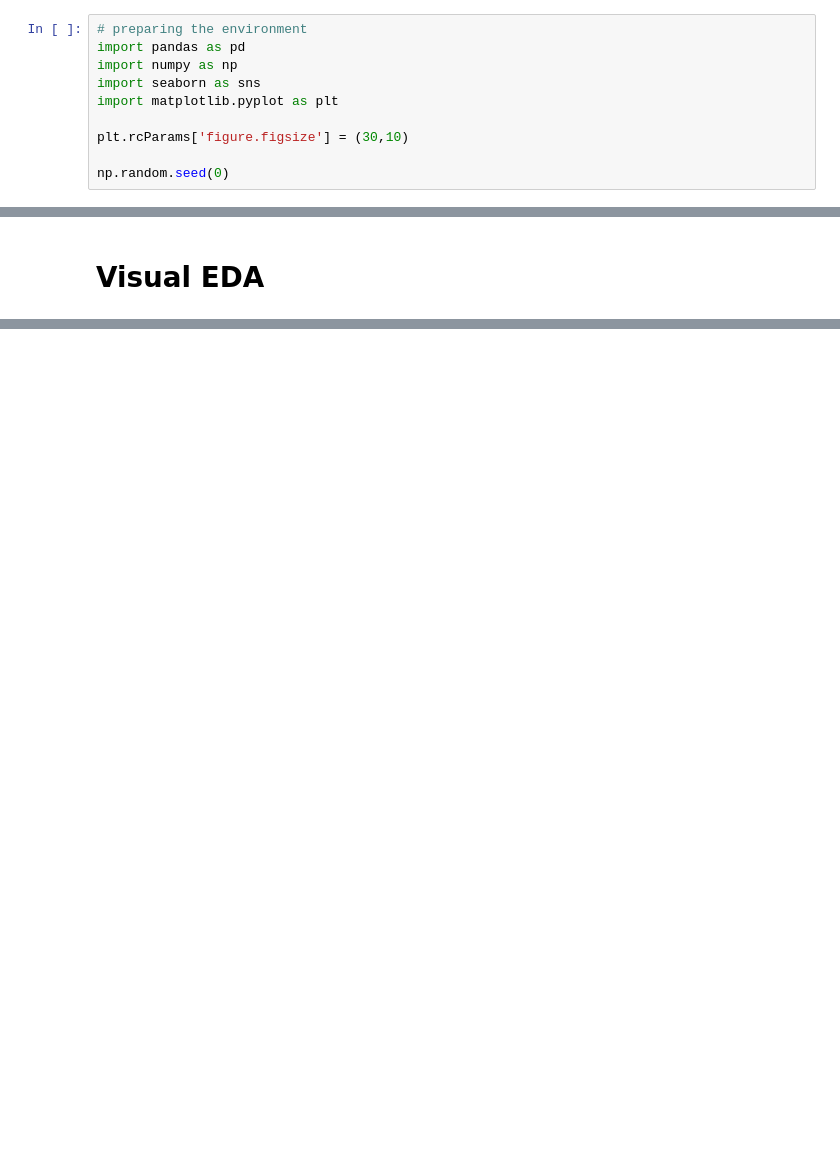
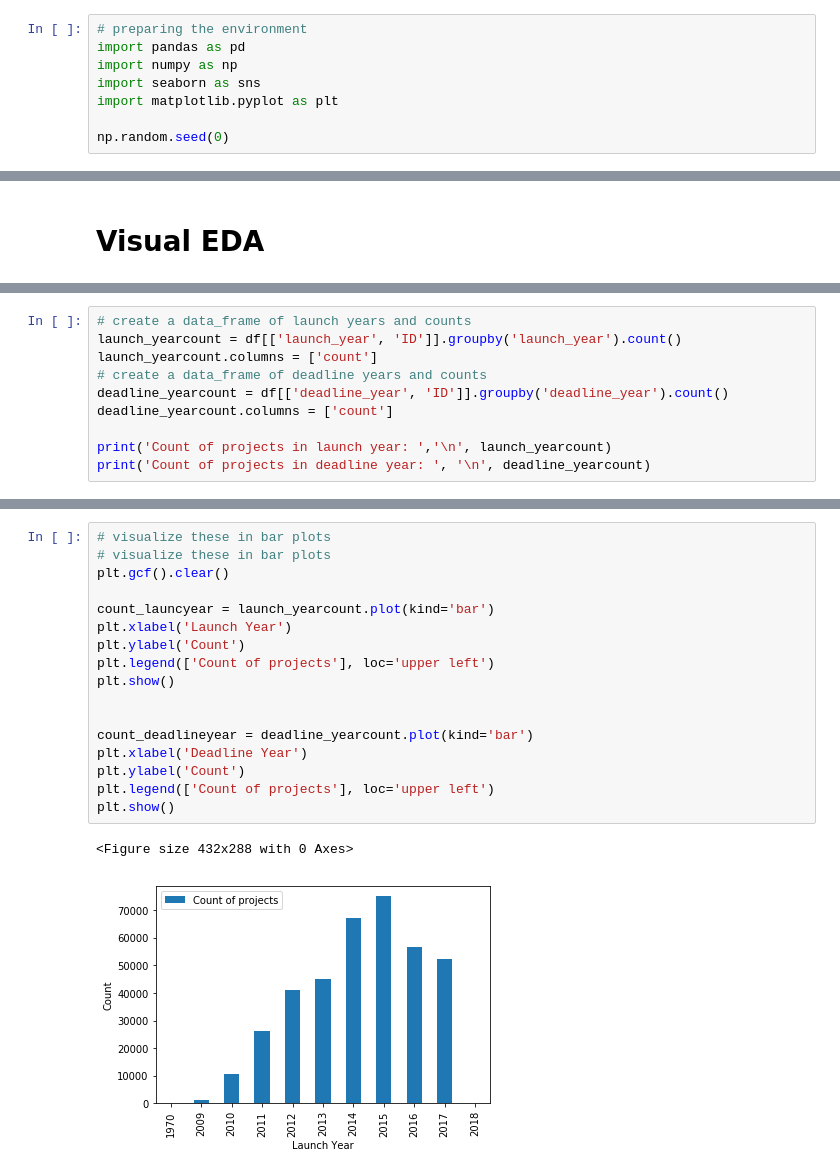
Before and after one commit to holiday007/-Springboard-Holiday_Projects, a Jupyter notebook: Springboard Project/Spring Board Capstone Project - 2. Composition EDA on 2018 Data.ipynb, the cells around one changed output, grey strips where cells are left out. Drawn from its saved outputs; the diff is of its cells as text; blank space fills up the shorter version.

```diff
--- a/Springboard Project/Spring Board Capstone Project - 2. Composition EDA on 2018 Data.ipynb
+++ b/Springboard Project/Spring Board Capstone Project - 2. Composition EDA on 2018 Data.ipynb
@@ -5,8 +5,6 @@ import numpy as np
 import seaborn as sns
 import matplotlib.pyplot as plt
 
-plt.rcParams['figure.figsize'] = (30,10)
-
 np.random.seed(0)
 # %%
 # read in the file
@@ -219,0 +229,10 @@ None
+# %%
+# create a data_frame of launch years and counts
+launch_yearcount = df[['launch_year', 'ID']].groupby('launch_year').count()
+launch_yearcount.columns = ['count']
+# create a data_frame of deadline years and counts
+deadline_yearcount = df[['deadline_year', 'ID']].groupby('deadline_year').count()
+deadline_yearcount.columns = ['count']
+
+print('Count of projects in launch year: ','\n', launch_yearcount)
+print('Count of projects in deadline year: ', '\n', deadline_yearcount)
@@ -219,0 +257,20 @@ None
+# %%
+# visualize these in bar plots
+# visualize these in bar plots
+plt.gcf().clear()
+
+count_launcyear = launch_yearcount.plot(kind='bar')
+plt.xlabel('Launch Year')
+plt.ylabel('Count')
+plt.legend(['Count of projects'], loc='upper left')
+plt.show()
+
+
+count_deadlineyear = deadline_yearcount.plot(kind='bar')
+plt.xlabel('Deadline Year')
+plt.ylabel('Count')
+plt.legend(['Count of projects'], loc='upper left')
+plt.show()
+# %% [output]
+<Figure size 432x288 with 0 Axes>
+[figure, added]
```
Also changed, not shown: parts of 50 cells of this notebook.
